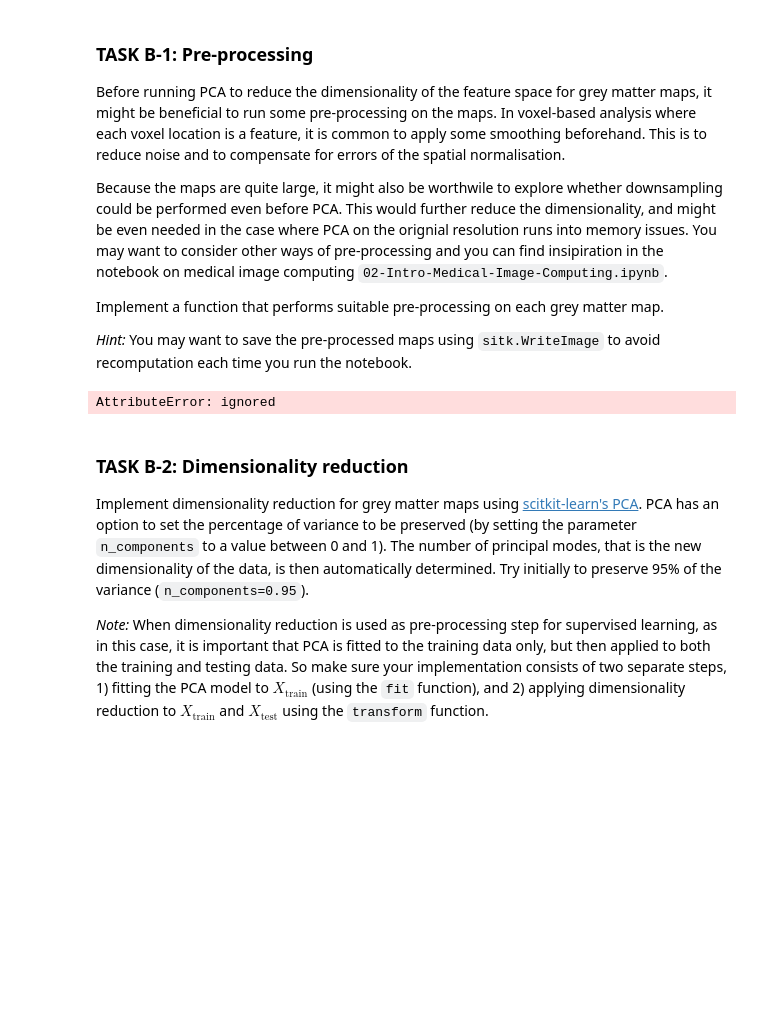
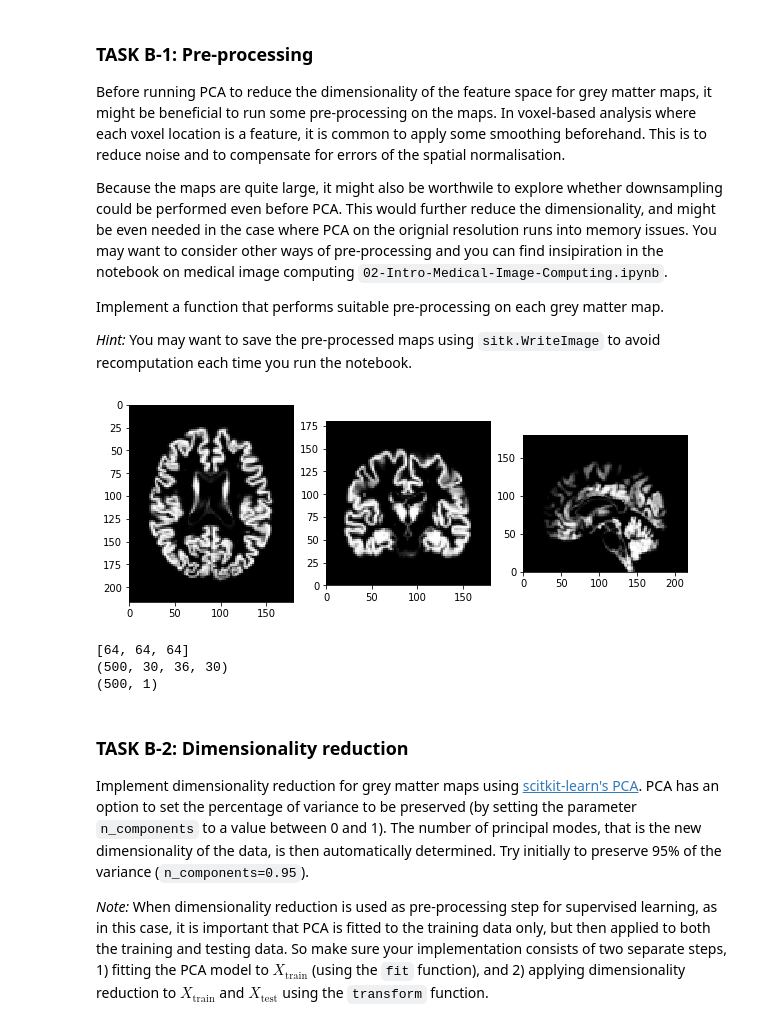
Before and after one commit to ClaraGila/MLICoursework, a Jupyter notebook: CW-Brain-Age-PartC.ipynb, the cells around one changed output. Cells and saved outputs as stored; diff of their text form; code cells hidden in the pictures; blank space fills up the shorter version.

```diff
--- a/CW-Brain-Age-PartC.ipynb
+++ b/CW-Brain-Age-PartC.ipynb
@@ -1221,36 +1221,35 @@ def process_images(image_ids, save_cache=True, load_cached=False):
   for id in image_ids:
     # Read image
     image = sitk.ReadImage(filepath_unprocessed(id))
 
     # Perform image processing
     processed_image = preprocess_image(image)
 
     if save_cache:
       sitk.WriteImage(processed_image, filepath_preprocessed(id))
 
     processed_images.append(processed_image)
 
   return scale_and_normalise(processed_images)
 
 def convert_img_arr_to_numpy(images):
   return np.array([sitk.GetArrayFromImage(img) for img in images])
 
 def convert_np_arr_to_img(arr):
   return [sitk.GetImageFromArray(numpyarr) for numpyarr in arr]
 
 # Load data
 train_ids = list(meta_data_reg_train['subject_id'])
 processed_images = process_images(train_ids)
 unprocessed_images = [sitk.ReadImage(data_dir + 'greymatter/wc1sub-' + f + '_T1w.nii.gz') for f in train_ids]
 
 # Display images
-img_data = convert_img_arr_to_numpy(processed_images)
+img_data = processed_images
 gm = unprocessed_images[0]
 gmp = processed_images[0]
 display_image(gm)
-display_image(gmp)
 # %% [output]
-AttributeError: ignored
+[figure, added]
 # %%
 X = img_data
 y = meta_data_reg_train['age'].values.reshape(-1,1)
@@ -1258,6 +1257,10 @@ y = meta_data_reg_train['age'].values.reshape(-1,1)
 print(img_size)
 print(X.shape)
 print(y.shape)
+# %% [output]
+[64, 64, 64]
+(500, 30, 36, 30)
+(500, 1)
 # %% [markdown]
 ### TASK B-2: Dimensionality reduction
 
```
Also changed, not shown: parts of 5 cells of this notebook.
